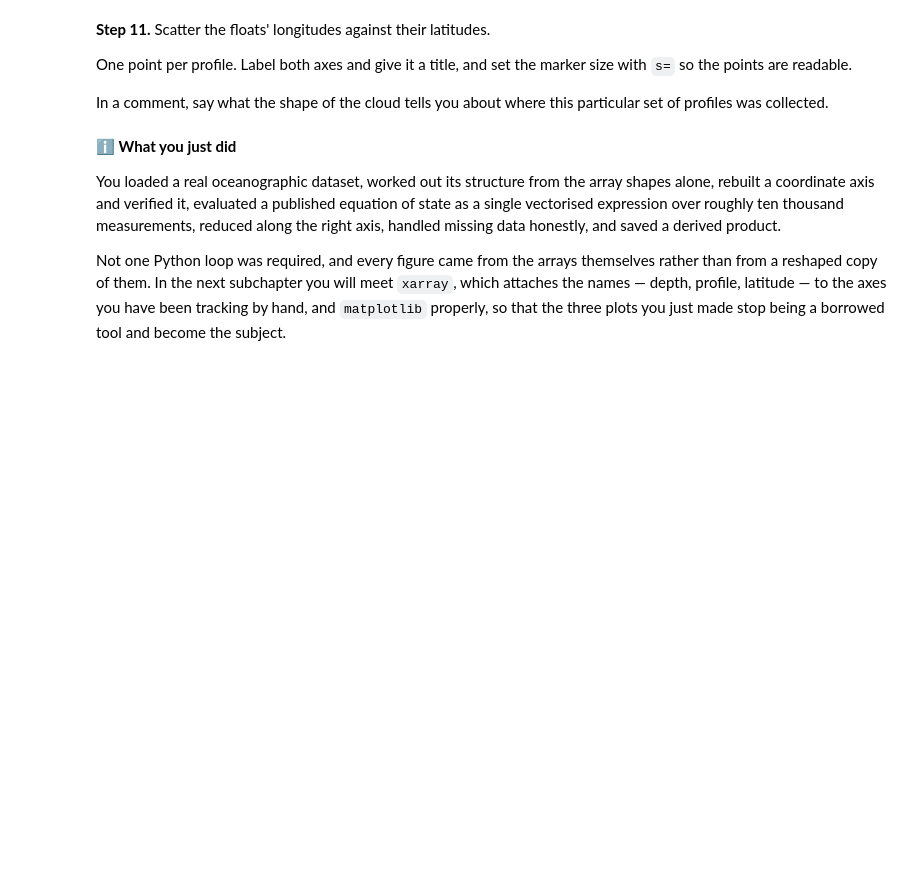
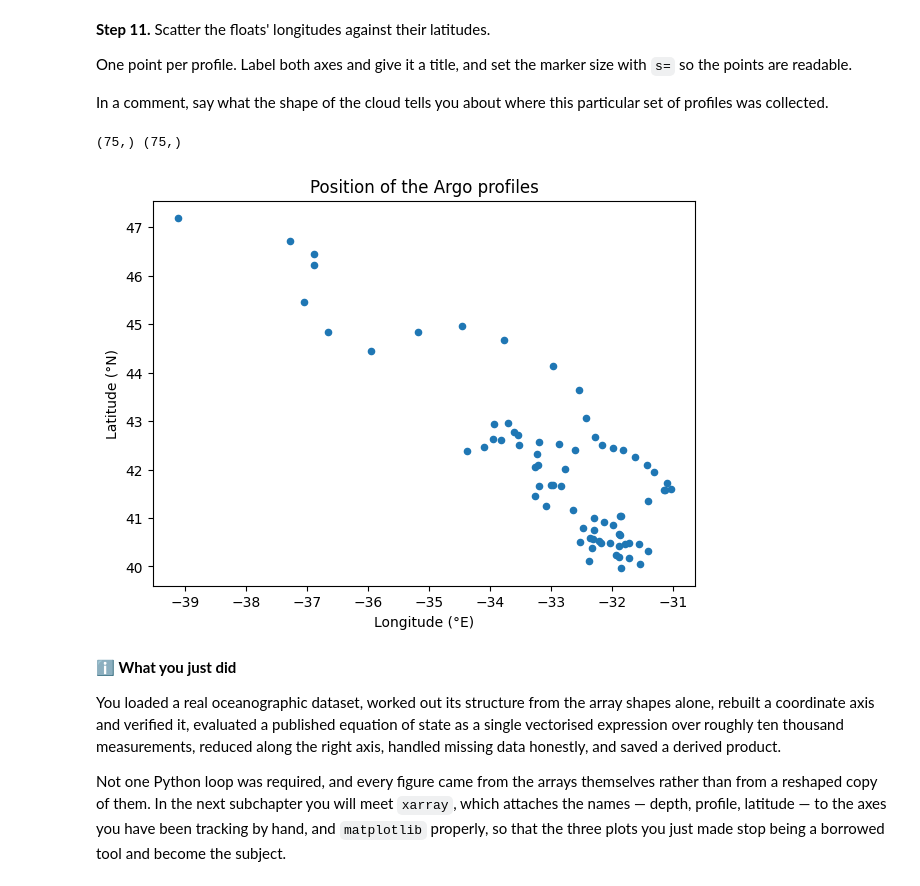
Before and after one commit to LucaSchaerz/2025_Intro_Python, a Jupyter notebook: live/part-I/1.3-numpy-exercises.ipynb, the cells around one changed output. Cells and saved outputs as stored; diff of their text form; code cells hidden in the pictures; blank space fills up the shorter version.

```diff
--- a/live/part-I/1.3-numpy-exercises.ipynb
+++ b/live/part-I/1.3-numpy-exercises.ipynb
@@ -538,9 +639,19 @@ the points are readable.
 In a comment, say what the shape of the cloud tells you about where this particular set of profiles
 was collected.
 # %%
-# Your solution here
+print(lon.shape, lat.shape)   # doivent être identiques : (75,)
+
+plt.figure(figsize=(7, 5))
+plt.scatter(lon, lat, s=20)
+plt.xlabel("Longitude (°E)")
+plt.ylabel("Latitude (°N)")
+plt.title("Position of the Argo profiles")
+plt.show()
 # Hint: plt.scatter(lon, lat)
 # Hint: lon and lat have one entry per profile, not per level
+# %% [output]
+(75,) (75,)
+[figure, added]
 # %% [markdown]
 **ℹ️ What you just did**
 
```
Also changed, not shown: parts of 7 cells of this notebook.
